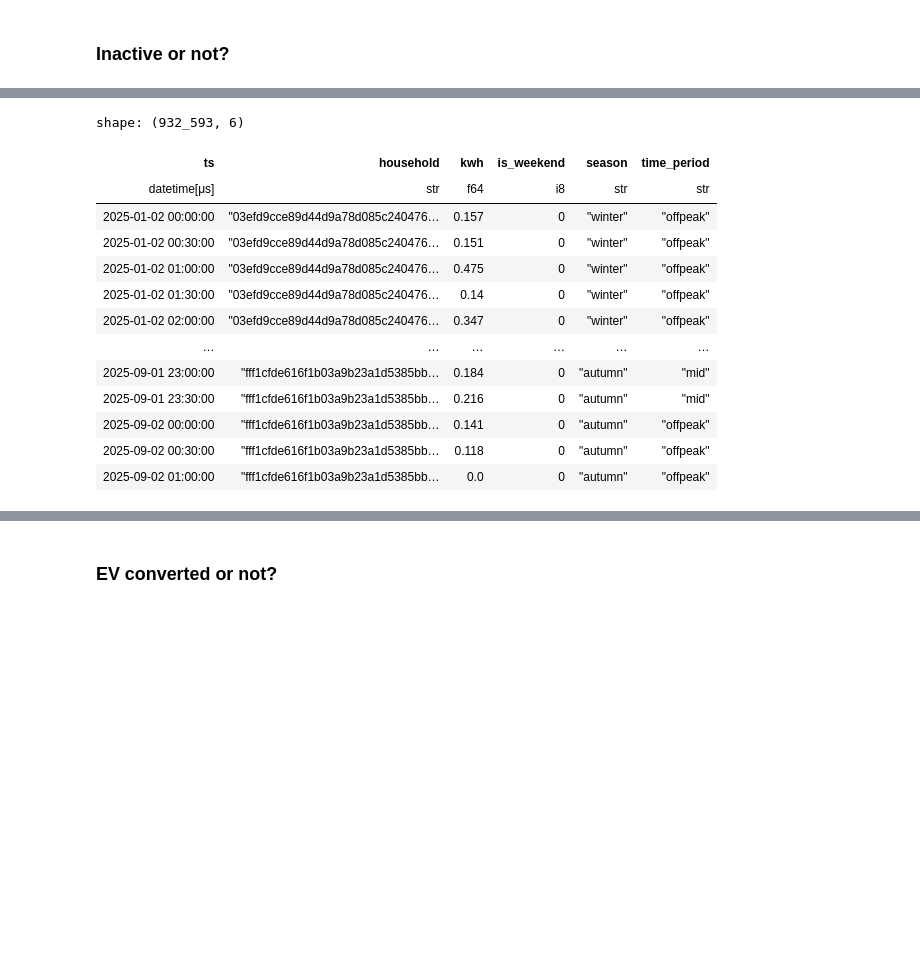
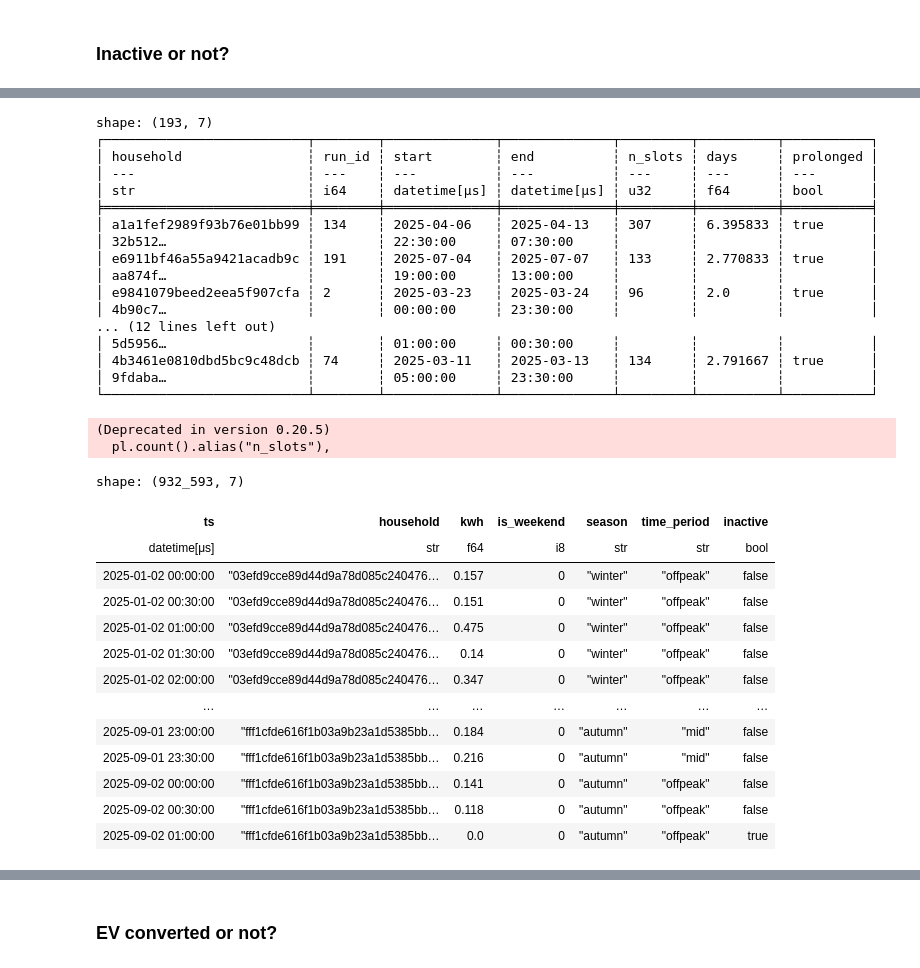
Before and after one commit to dumontduval/opticharge, a Jupyter notebook: notebooks/N00_Introductory.ipynb, the cells around one changed output, grey strips where cells are left out. Cells and saved outputs as stored; diff of their text form; code cells hidden in the pictures; blank space fills up the shorter version.

Commit message:
cleaning functions

```diff
--- a/notebooks/N00_Introductory.ipynb
+++ b/notebooks/N00_Introductory.ipynb
@@ -342,34 +310,36 @@ shape: (1_038_185, 6)
 # %%
-## Removing them from main dataset
-
-inactive_mask = (
-    inactive_runs
-    .join(
-        inactive_ep.filter(pl.col("prolonged"))
-        .select(["household", "run_id"]),
-        on=["household", "run_id"],
-        how="inner"
-    )
-    .select(["household", "ts"])
-)
-df_C_clean = df_C.join(
-    inactive_mask,
-    on=["household", "ts"],
-    how="anti"
-)
-df_C_clean
+df_C_clean = remove_inactive(df_C)
 # %% [output]
-shape: (932_593, 6)
+shape: (193, 7)
+┌──────────────────────────┬────────┬──────────────┬──────────────┬─────────┬──────────┬───────────┐
+│ household                ┆ run_id ┆ start        ┆ end          ┆ n_slots ┆ days     ┆ prolonged │
+│ ---                      ┆ ---    ┆ ---          ┆ ---          ┆ ---     ┆ ---      ┆ ---       │
+│ str                      ┆ i64    ┆ datetime[μs] ┆ datetime[μs] ┆ u32     ┆ f64      ┆ bool      │
+╞══════════════════════════╪════════╪══════════════╪══════════════╪═════════╪══════════╪═══════════╡
+│ a1a1fef2989f93b76e01bb99 ┆ 134    ┆ 2025-04-06   ┆ 2025-04-13   ┆ 307     ┆ 6.395833 ┆ true      │
+│ 32b512…                  ┆        ┆ 22:30:00     ┆ 07:30:00     ┆         ┆          ┆           │
+│ e6911bf46a55a9421acadb9c ┆ 191    ┆ 2025-07-04   ┆ 2025-07-07   ┆ 133     ┆ 2.770833 ┆ true      │
+│ aa874f…                  ┆        ┆ 19:00:00     ┆ 13:00:00     ┆         ┆          ┆           │
+│ e9841079beed2eea5f907cfa ┆ 2      ┆ 2025-03-23   ┆ 2025-03-24   ┆ 96      ┆ 2.0      ┆ true      │
+│ 4b90c7…                  ┆        ┆ 00:00:00     ┆ 23:30:00     ┆         ┆          ┆           │
+... (12 lines left out)
+│ 5d5956…                  ┆        ┆ 01:00:00     ┆ 00:30:00     ┆         ┆          ┆           │
+│ 4b3461e0810dbd5bc9c48dcb ┆ 74     ┆ 2025-03-11   ┆ 2025-03-13   ┆ 134     ┆ 2.791667 ┆ true      │
+│ 9fdaba…                  ┆        ┆ 05:00:00     ┆ 23:30:00     ┆         ┆          ┆           │
+└──────────────────────────┴────────┴──────────────┴──────────────┴─────────┴──────────┴───────────┘
+(Deprecated in version 0.20.5)
+  pl.count().alias("n_slots"),
+shape: (932_593, 7)
-| ts | household | kwh | is_weekend | season | time_period |
-| datetime[μs] | str | f64 | i8 | str | str |
-| 2025-01-02 00:00:00 | "03efd9cce89d44d9a78d085c240476… | 0.157 | 0 | "winter" | "offpeak" |
-| 2025-01-02 00:30:00 | "03efd9cce89d44d9a78d085c240476… | 0.151 | 0 | "winter" | "offpeak" |
-| 2025-01-02 01:00:00 | "03efd9cce89d44d9a78d085c240476… | 0.475 | 0 | "winter" | "offpeak" |
-| 2025-01-02 01:30:00 | "03efd9cce89d44d9a78d085c240476… | 0.14 | 0 | "winter" | "offpeak" |
-| 2025-01-02 02:00:00 | "03efd9cce89d44d9a78d085c240476… | 0.347 | 0 | "winter" | "offpeak" |
-| … | … | … | … | … | … |
-| 2025-09-01 23:00:00 | "fff1cfde616f1b03a9b23a1d5385bb… | 0.184 | 0 | "autumn" | "mid" |
-| 2025-09-01 23:30:00 | "fff1cfde616f1b03a9b23a1d5385bb… | 0.216 | 0 | "autumn" | "mid" |
-| 2025-09-02 00:00:00 | "fff1cfde616f1b03a9b23a1d5385bb… | 0.141 | 0 | "autumn" | "offpeak" |
-| 2025-09-02 00:30:00 | "fff1cfde616f1b03a9b23a1d5385bb… | 0.118 | 0 | "autumn" | "offpeak" |
-| 2025-09-02 01:00:00 | "fff1cfde616f1b03a9b23a1d5385bb… | 0.0 | 0 | "autumn" | "offpeak" |
+| ts | household | kwh | is_weekend | season | time_period | inactive |
+| datetime[μs] | str | f64 | i8 | str | str | bool |
+| 2025-01-02 00:00:00 | "03efd9cce89d44d9a78d085c240476… | 0.157 | 0 | "winter" | "offpeak" | false |
+| 2025-01-02 00:30:00 | "03efd9cce89d44d9a78d085c240476… | 0.151 | 0 | "winter" | "offpeak" | false |
+| 2025-01-02 01:00:00 | "03efd9cce89d44d9a78d085c240476… | 0.475 | 0 | "winter" | "offpeak" | false |
+| 2025-01-02 01:30:00 | "03efd9cce89d44d9a78d085c240476… | 0.14 | 0 | "winter" | "offpeak" | false |
+| 2025-01-02 02:00:00 | "03efd9cce89d44d9a78d085c240476… | 0.347 | 0 | "winter" | "offpeak" | false |
+| … | … | … | … | … | … | … |
+| 2025-09-01 23:00:00 | "fff1cfde616f1b03a9b23a1d5385bb… | 0.184 | 0 | "autumn" | "mid" | false |
+| 2025-09-01 23:30:00 | "fff1cfde616f1b03a9b23a1d5385bb… | 0.216 | 0 | "autumn" | "mid" | false |
+| 2025-09-02 00:00:00 | "fff1cfde616f1b03a9b23a1d5385bb… | 0.141 | 0 | "autumn" | "offpeak" | false |
+| 2025-09-02 00:30:00 | "fff1cfde616f1b03a9b23a1d5385bb… | 0.118 | 0 | "autumn" | "offpeak" | false |
+| 2025-09-02 01:00:00 | "fff1cfde616f1b03a9b23a1d5385bb… | 0.0 | 0 | "autumn" | "offpeak" | true |
```
Also changed, not shown: parts of 11 cells of this notebook.
